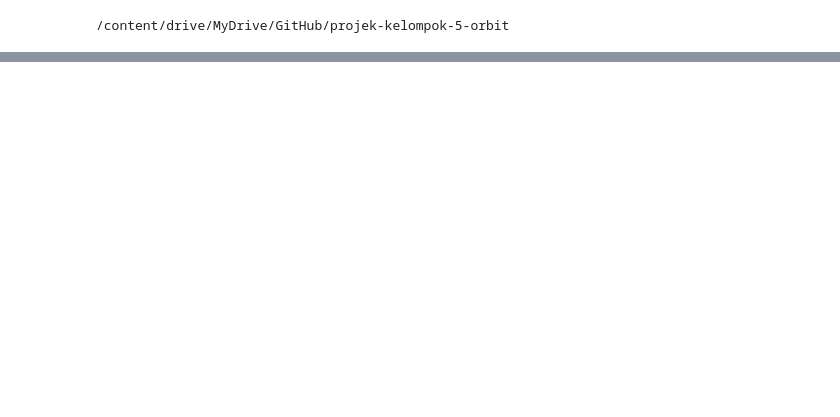
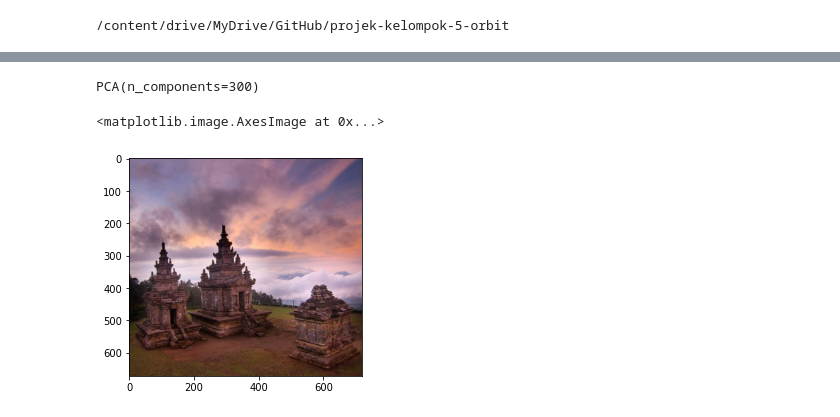
Before and after one commit to isdebesl/projek-kelompok-5-orbit, a Jupyter notebook: Ngorbit.ipynb, the cells around one changed output, grey strips where cells are left out. Cells and saved outputs as stored; diff of their text form; code cells hidden in the pictures; blank space fills up the shorter version.

```diff
--- a/Ngorbit.ipynb
+++ b/Ngorbit.ipynb
@@ -457,0 +108,10 @@ WARNING:tensorflow:6 out of the last 6 calls to <function Model.make_predict_fun
+# %%
+images_path = '/content/drive/MyDrive/GitHub/projek-kelompok-5-orbit/dataset'
+image_extensions = ['.jpg', '.png', '.jpeg']   # case-insensitive (upper/lower doesn't matter)
+max_num_images = 10000
+
+images = [os.path.join(dp, f) for dp, dn, filenames in os.walk(images_path) for f in filenames if os.path.splitext(f)[1].lower() in image_extensions]
+if max_num_images < len(images):
+    images = [images[i] for i in sorted(random.sample(xrange(len(images)), max_num_images))]
+
+print("keeping %d images to analyze" % len(images))
@@ -457,0 +148,8 @@ WARNING:tensorflow:6 out of the last 6 calls to <function Model.make_predict_fun
+# %%
+from sklearn.decomposition import PCA
+
+features = np.array(features)
+pca = PCA(n_components=300)
+pca.fit(features)
+# %% [output]
+PCA(n_components=300)
@@ -457,0 +158,12 @@ WARNING:tensorflow:6 out of the last 6 calls to <function Model.make_predict_fun
+# %%
+import random
+
+# grab a random query image
+query_image_idx = int(len(images) * random.random())
+
+# let's display the image
+img = image.load_img(images[query_image_idx])
+plt.imshow(img)
+# %% [output]
+<matplotlib.image.AxesImage at 0x...>
+[figure, added]
```
Also changed, not shown: parts of 51 cells of this notebook.
